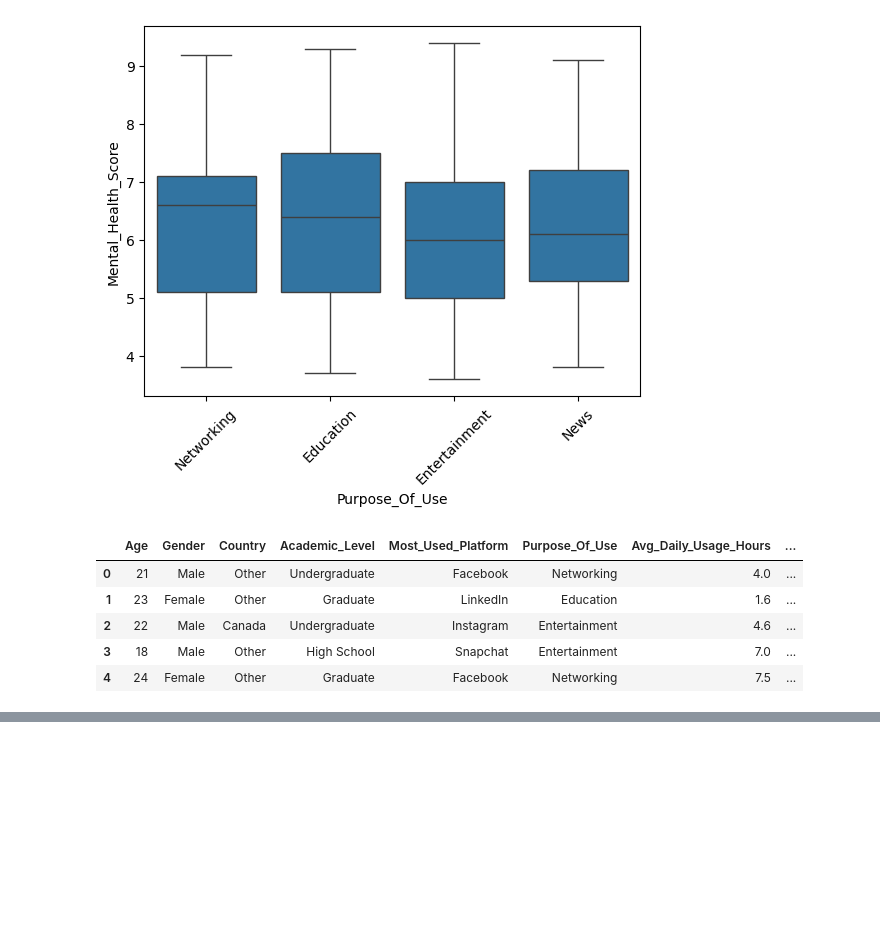
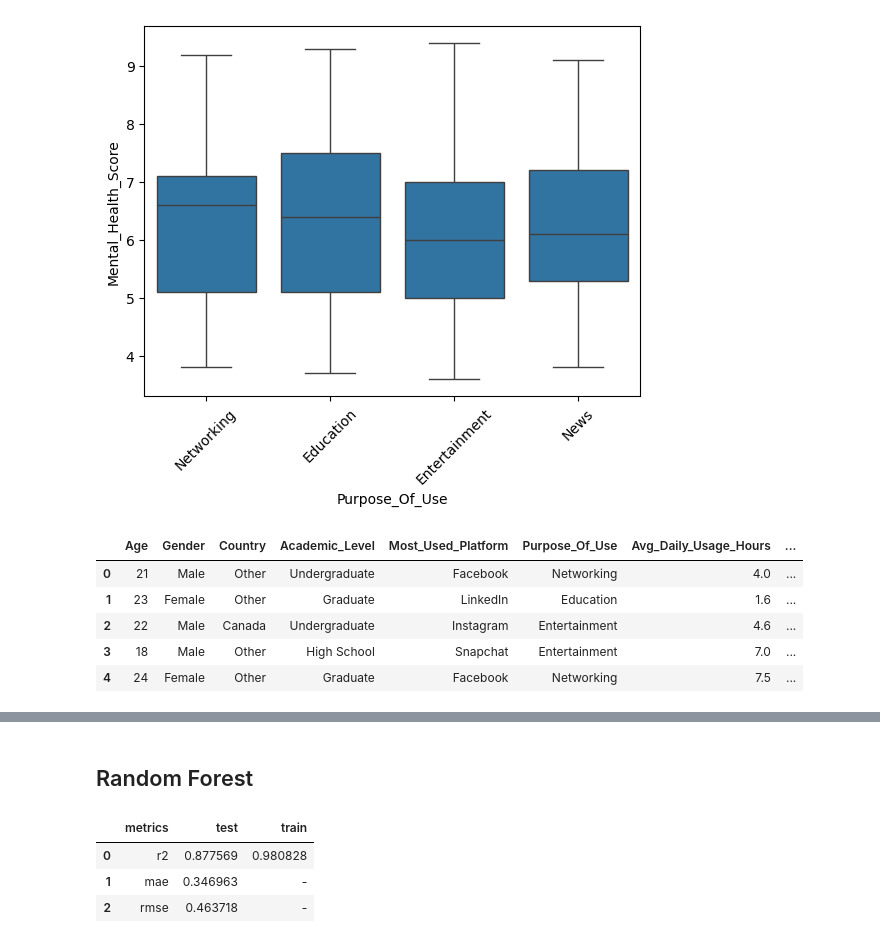
Before and after one commit to PratikNegi/Mental-Health-Prediction-System, a Jupyter notebook: model.ipynb, the cells around one changed output, grey strips where cells are left out. Cells and saved outputs as stored; diff of their text form; code cells hidden in the pictures; blank space fills up the shorter version.

```diff
--- a/model.ipynb
+++ b/model.ipynb
@@ -365,0 +437,31 @@ x_train, x_test, y_train, y_test = train_test_split(x,y, test_size=0.30, random_
+# %% [markdown]
+## Random Forest
+# %%
+from sklearn.ensemble import RandomForestRegressor
+
+rf_model= Pipeline(steps=[
+    ('preprocess', preprocessor),
+    ('rf', RandomForestRegressor(random_state=42))
+])
+rf_model.fit(x_train,y_train)
+y_pred=rf_model.predict(x_test)
+y_pred_train=rf_model.predict(x_train)
+
+rf_r2 = r2_score(y_test, y_pred)
+rf_mae= mean_absolute_error(y_test, y_pred)
+rf_rmse = root_mean_squared_error(y_test,y_pred)
+rf_r2_tr = r2_score(y_train, y_pred_train)
+# dt_mae_tr= mean_absolute_error(y_train, y_pred_train)
+# dt_rmse_tr = root_mean_squared_error(y_train,y_pred_train)
+
+eval= pd.DataFrame([
+    ["r2", rf_r2, rf_r2_tr],
+    ["mae", rf_mae, "-"],
+    ["rmse", rf_rmse, "-"]
+], columns = ["metrics", "test", "train"])
+eval
+# %% [output]
+|  | metrics | test | train |
+| 0 | r2 | 0.877569 | 0.980828 |
+| 1 | mae | 0.346963 | - |
+| 2 | rmse | 0.463718 | - |
```
Also changed, not shown: parts of 12 cells of this notebook, 1 other file.
